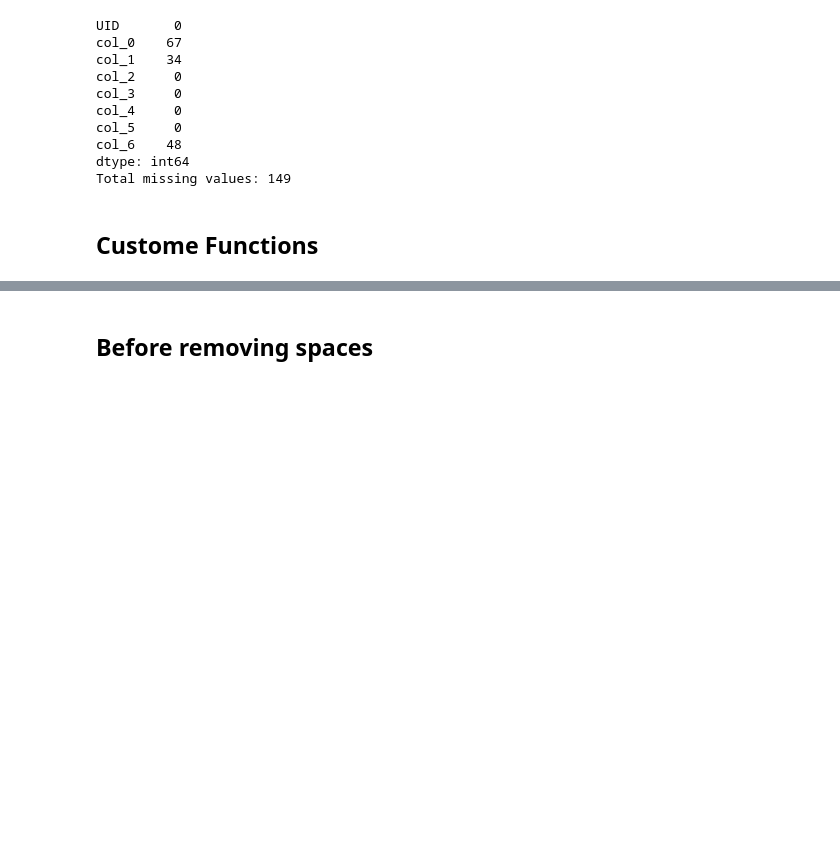
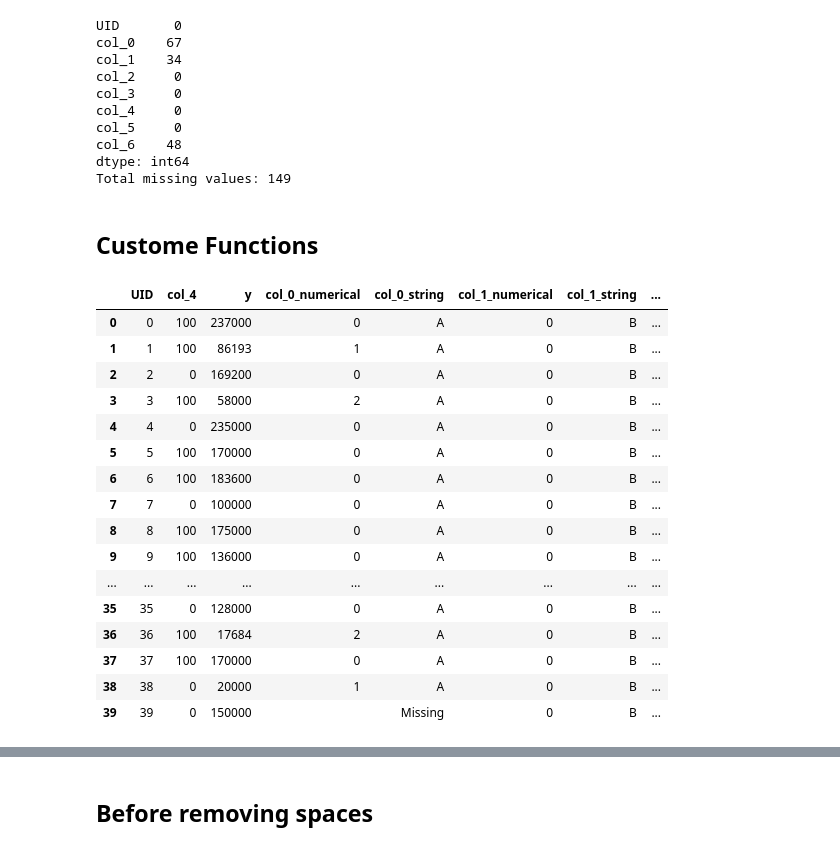
Before and after one commit to ashikMostofaTonmoy/ReliSource, a Jupyter notebook: 1stphase.ipynb, the cells around one changed output, grey strips where cells are left out. Saved outputs shown, nothing was run; the diff lists cells and outputs as text; code cells hidden in the pictures; blank space fills up the shorter version.

```diff
--- a/1stphase.ipynb
+++ b/1stphase.ipynb
@@ -257,3 +257,23 @@ processed_test_data = dataset_processing(test_data)
+# %%
+processed_train_data.head(40)
+# %% [output]
+|  | UID | col_4 | y | col_0_numerical | col_0_string | col_1_numerical | col_1_string | ... |
+| 0 | 0 | 100 | 237000 | 0 | A | 0 | B | ... |
+| 1 | 1 | 100 | 86193 | 1 | A | 0 | B | ... |
+| 2 | 2 | 0 | 169200 | 0 | A | 0 | B | ... |
+| 3 | 3 | 100 | 58000 | 2 | A | 0 | B | ... |
+| 4 | 4 | 0 | 235000 | 0 | A | 0 | B | ... |
+| 5 | 5 | 100 | 170000 | 0 | A | 0 | B | ... |
+| 6 | 6 | 100 | 183600 | 0 | A | 0 | B | ... |
+| 7 | 7 | 0 | 100000 | 0 | A | 0 | B | ... |
+| 8 | 8 | 100 | 175000 | 0 | A | 0 | B | ... |
+| 9 | 9 | 100 | 136000 | 0 | A | 0 | B | ... |
+| ... | ... | ... | ... | ... | ... | ... | ... | ... |
+| 35 | 35 | 0 | 128000 | 0 | A | 0 | B | ... |
+| 36 | 36 | 100 | 17684 | 2 | A | 0 | B | ... |
+| 37 | 37 | 100 | 170000 | 0 | A | 0 | B | ... |
+| 38 | 38 | 0 | 20000 | 1 | A | 0 | B | ... |
+| 39 | 39 | 0 | 150000 |  | Missing | 0 | B | ... |
 # %%
 processed_test_data.head(40)
 # %% [output]
```
Also changed, not shown: parts of 6 cells of this notebook.
